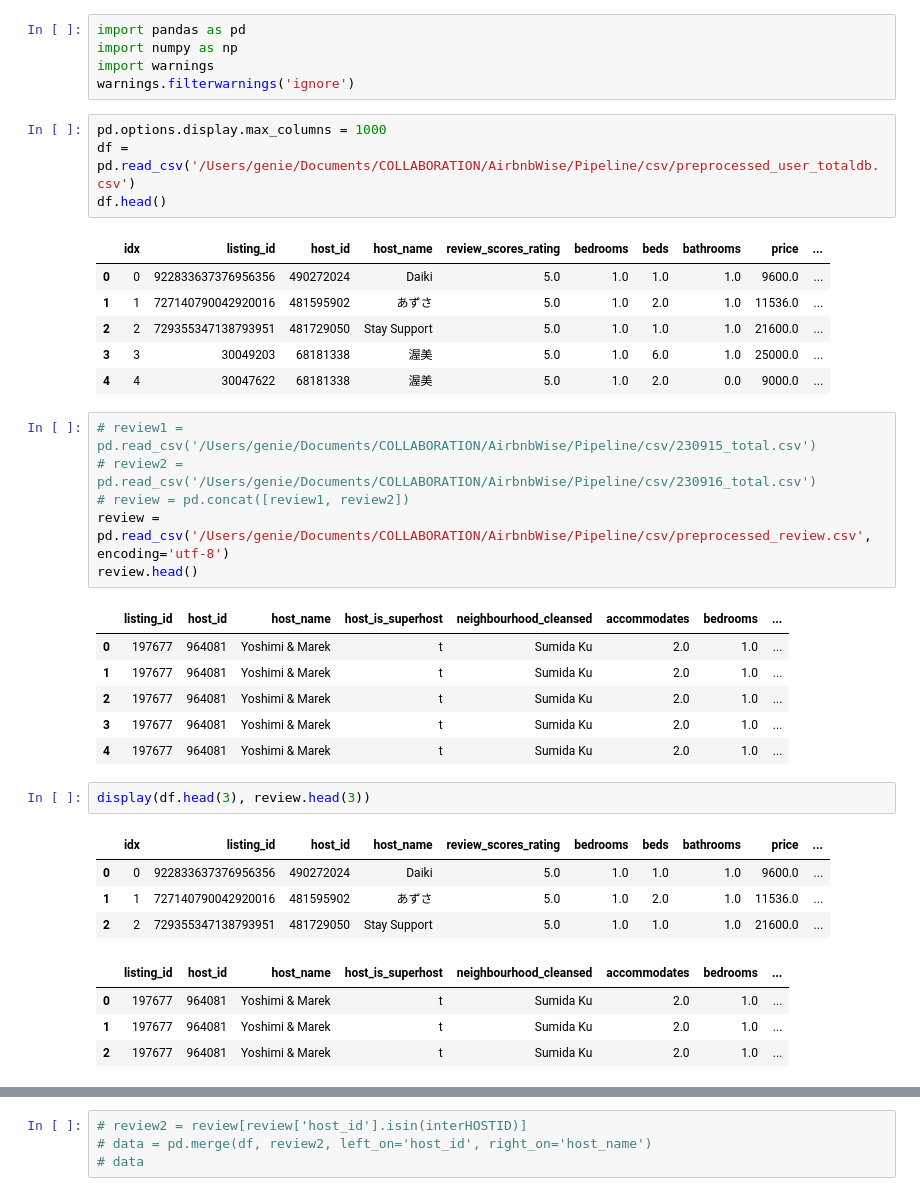
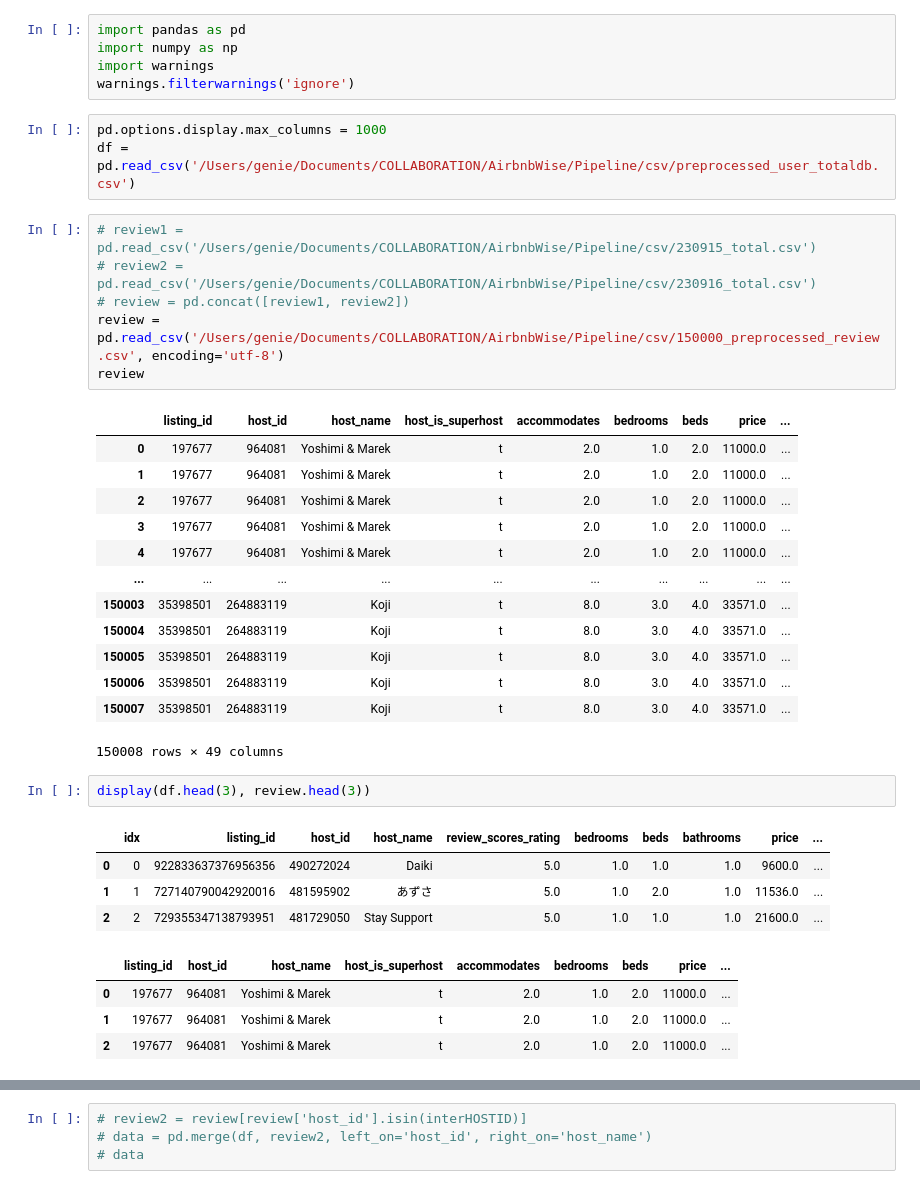
Before and after one commit to zinnie1025/AirbnbWise, a Jupyter notebook: Pipeline/jieun/contents.ipynb, the cells around one changed output, grey strips where cells are left out. Saved outputs shown, nothing was run; the diff lists cells and outputs as text.

```diff
--- a/Pipeline/jieun/contents.ipynb
+++ b/Pipeline/jieun/contents.ipynb
@@ -6,27 +6,26 @@ warnings.filterwarnings('ignore')
 # %%
 pd.options.display.max_columns = 1000
 df = pd.read_csv('/Users/genie/Documents/COLLABORATION/AirbnbWise/Pipeline/csv/preprocessed_user_totaldb.csv')
-df.head()
-# %% [output]
-|  | idx | listing_id | host_id | host_name | review_scores_rating | bedrooms | beds | bathrooms | price | ... |
-| 0 | 0 | 922833637376956356 | 490272024 | Daiki | 5.0 | 1.0 | 1.0 | 1.0 | 9600.0 | ... |
-| 1 | 1 | 727140790042920016 | 481595902 | あずさ | 5.0 | 1.0 | 2.0 | 1.0 | 11536.0 | ... |
-| 2 | 2 | 729355347138793951 | 481729050 | Stay Support | 5.0 | 1.0 | 1.0 | 1.0 | 21600.0 | ... |
-| 3 | 3 | 30049203 | 68181338 | 渥美 | 5.0 | 1.0 | 6.0 | 1.0 | 25000.0 | ... |
-| 4 | 4 | 30047622 | 68181338 | 渥美 | 5.0 | 1.0 | 2.0 | 0.0 | 9000.0 | ... |
 # %%
 # review1 = pd.read_csv('/Users/genie/Documents/COLLABORATION/AirbnbWise/Pipeline/csv/230915_total.csv')
 # review2 = pd.read_csv('/Users/genie/Documents/COLLABORATION/AirbnbWise/Pipeline/csv/230916_total.csv')
 # review = pd.concat([review1, review2])
-review = pd.read_csv('/Users/genie/Documents/COLLABORATION/AirbnbWise/Pipeline/csv/preprocessed_review.csv', encoding='utf-8')
-review.head()
+review = pd.read_csv('/Users/genie/Documents/COLLABORATION/AirbnbWise/Pipeline/csv/150000_preprocessed_review.csv', encoding='utf-8')
+review
 # %% [output]
-|  | listing_id | host_id | host_name | host_is_superhost | neighbourhood_cleansed | accommodates | bedrooms | ... |
-| 0 | 197677 | 964081 | Yoshimi & Marek | t | Sumida Ku | 2.0 | 1.0 | ... |
-| 1 | 197677 | 964081 | Yoshimi & Marek | t | Sumida Ku | 2.0 | 1.0 | ... |
-| 2 | 197677 | 964081 | Yoshimi & Marek | t | Sumida Ku | 2.0 | 1.0 | ... |
-| 3 | 197677 | 964081 | Yoshimi & Marek | t | Sumida Ku | 2.0 | 1.0 | ... |
-| 4 | 197677 | 964081 | Yoshimi & Marek | t | Sumida Ku | 2.0 | 1.0 | ... |
+|  | listing_id | host_id | host_name | host_is_superhost | accommodates | bedrooms | beds | price | ... |
+| 0 | 197677 | 964081 | Yoshimi & Marek | t | 2.0 | 1.0 | 2.0 | 11000.0 | ... |
+| 1 | 197677 | 964081 | Yoshimi & Marek | t | 2.0 | 1.0 | 2.0 | 11000.0 | ... |
+| 2 | 197677 | 964081 | Yoshimi & Marek | t | 2.0 | 1.0 | 2.0 | 11000.0 | ... |
+| 3 | 197677 | 964081 | Yoshimi & Marek | t | 2.0 | 1.0 | 2.0 | 11000.0 | ... |
+| 4 | 197677 | 964081 | Yoshimi & Marek | t | 2.0 | 1.0 | 2.0 | 11000.0 | ... |
+| ... | ... | ... | ... | ... | ... | ... | ... | ... | ... |
+| 150003 | 35398501 | 264883119 | Koji | t | 8.0 | 3.0 | 4.0 | 33571.0 | ... |
+| 150004 | 35398501 | 264883119 | Koji | t | 8.0 | 3.0 | 4.0 | 33571.0 | ... |
+| 150005 | 35398501 | 264883119 | Koji | t | 8.0 | 3.0 | 4.0 | 33571.0 | ... |
+| 150006 | 35398501 | 264883119 | Koji | t | 8.0 | 3.0 | 4.0 | 33571.0 | ... |
+| 150007 | 35398501 | 264883119 | Koji | t | 8.0 | 3.0 | 4.0 | 33571.0 | ... |
+150008 rows × 49 columns
 # %%
 display(df.head(3), review.head(3))
 # %% [output]
@@ -34,10 +33,10 @@ display(df.head(3), review.head(3))
 | 0 | 0 | 922833637376956356 | 490272024 | Daiki | 5.0 | 1.0 | 1.0 | 1.0 | 9600.0 | ... |
 | 1 | 1 | 727140790042920016 | 481595902 | あずさ | 5.0 | 1.0 | 2.0 | 1.0 | 11536.0 | ... |
 | 2 | 2 | 729355347138793951 | 481729050 | Stay Support | 5.0 | 1.0 | 1.0 | 1.0 | 21600.0 | ... |
-|  | listing_id | host_id | host_name | host_is_superhost | neighbourhood_cleansed | accommodates | bedrooms | ... |
-| 0 | 197677 | 964081 | Yoshimi & Marek | t | Sumida Ku | 2.0 | 1.0 | ... |
-| 1 | 197677 | 964081 | Yoshimi & Marek | t | Sumida Ku | 2.0 | 1.0 | ... |
-| 2 | 197677 | 964081 | Yoshimi & Marek | t | Sumida Ku | 2.0 | 1.0 | ... |
+|  | listing_id | host_id | host_name | host_is_superhost | accommodates | bedrooms | beds | price | ... |
+| 0 | 197677 | 964081 | Yoshimi & Marek | t | 2.0 | 1.0 | 2.0 | 11000.0 | ... |
+| 1 | 197677 | 964081 | Yoshimi & Marek | t | 2.0 | 1.0 | 2.0 | 11000.0 | ... |
+| 2 | 197677 | 964081 | Yoshimi & Marek | t | 2.0 | 1.0 | 2.0 | 11000.0 | ... |
 # %%
 review.info()
 # %% [output]
```
Also changed, not shown: parts of 9 cells of this notebook, 4 other files.
